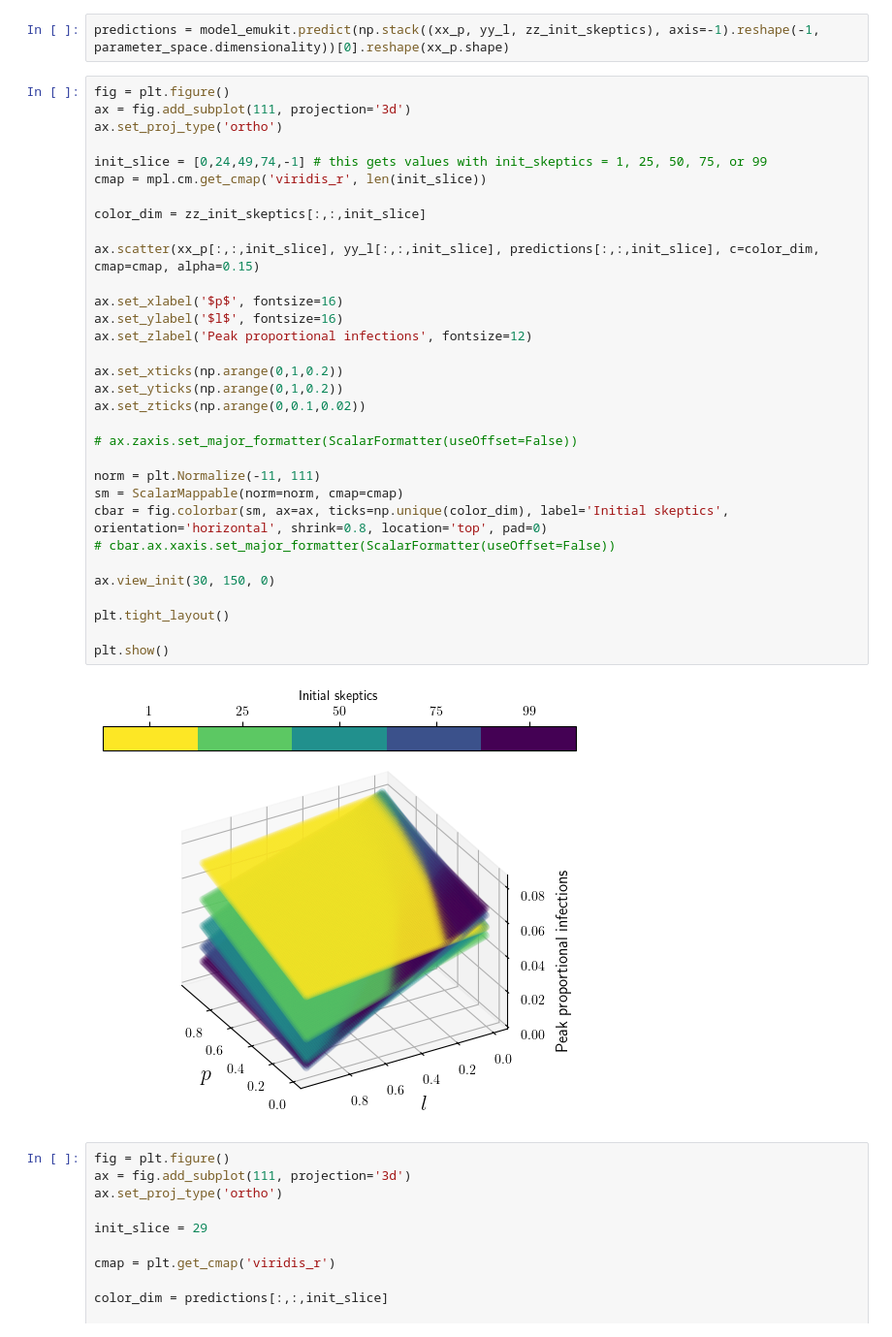
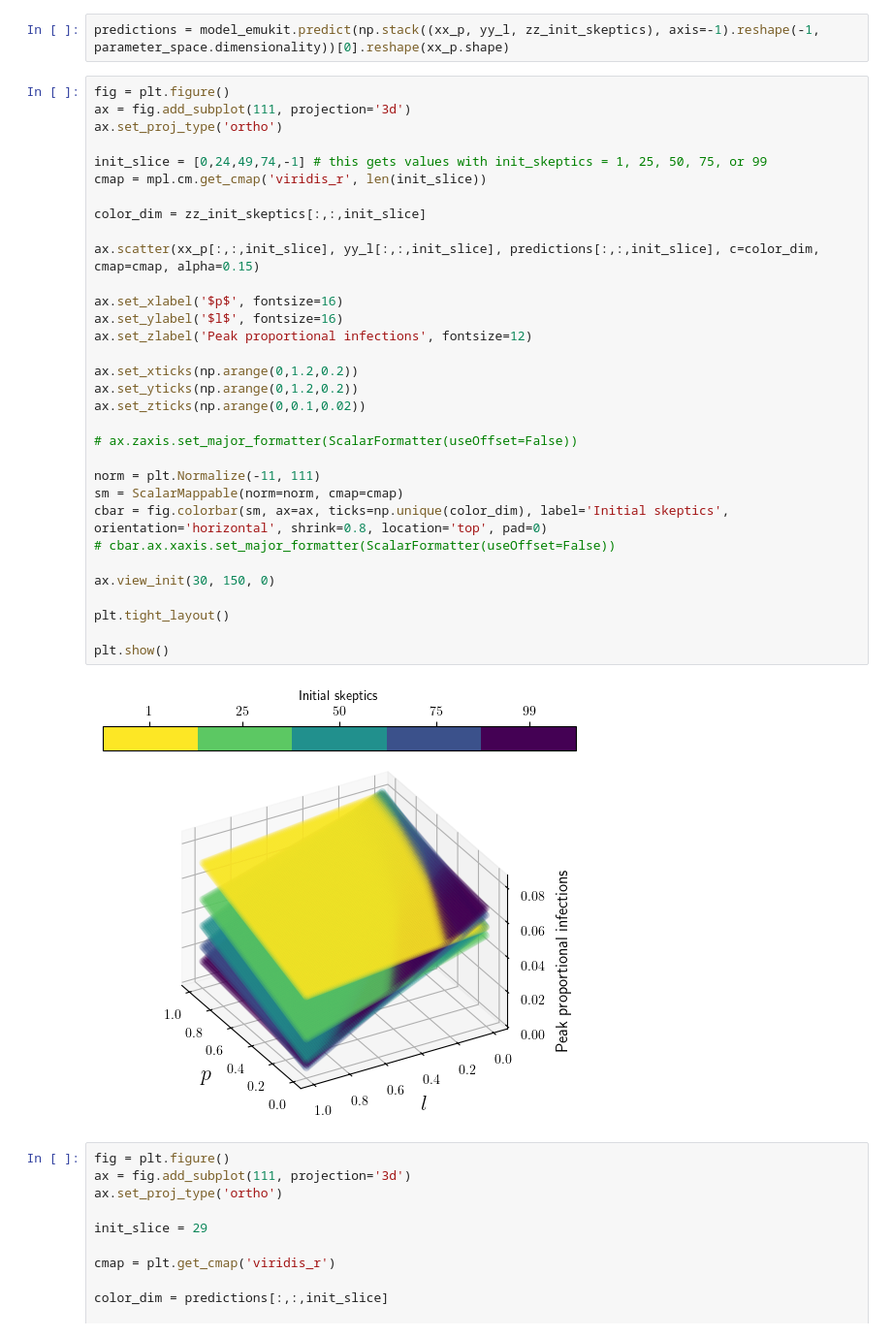
Before and after one commit to gkim65/FRED_misinformation, a Jupyter notebook: gp.ipynb, the cells around one changed output. Shown at 97% size. Saved outputs shown, nothing was run; the diff lists cells and outputs as text.

```diff
--- a/gp.ipynb
+++ b/gp.ipynb
@@ -188,36 +188,36 @@ predictions = model_emukit.predict(np.stack((xx_p, yy_l, zz_init_skeptics), axis
 fig = plt.figure()
 ax = fig.add_subplot(111, projection='3d')
 ax.set_proj_type('ortho')
 
 init_slice = [0,24,49,74,-1] # this gets values with init_skeptics = 1, 25, 50, 75, or 99
 cmap = mpl.cm.get_cmap('viridis_r', len(init_slice))
 
 color_dim = zz_init_skeptics[:,:,init_slice]
 
 ax.scatter(xx_p[:,:,init_slice], yy_l[:,:,init_slice], predictions[:,:,init_slice], c=color_dim, cmap=cmap, alpha=0.15)
 
 ax.set_xlabel('$p$', fontsize=16)
 ax.set_ylabel('$l$', fontsize=16)
 ax.set_zlabel('Peak proportional infections', fontsize=12)
 
-ax.set_xticks(np.arange(0,1,0.2))
-ax.set_yticks(np.arange(0,1,0.2))
+ax.set_xticks(np.arange(0,1.2,0.2))
+ax.set_yticks(np.arange(0,1.2,0.2))
 ax.set_zticks(np.arange(0,0.1,0.02))
 
 # ax.zaxis.set_major_formatter(ScalarFormatter(useOffset=False))
 
 norm = plt.Normalize(-11, 111)
 sm = ScalarMappable(norm=norm, cmap=cmap)
 cbar = fig.colorbar(sm, ax=ax, ticks=np.unique(color_dim), label='Initial skeptics', orientation='horizontal', shrink=0.8, location='top', pad=0)
 # cbar.ax.xaxis.set_major_formatter(ScalarFormatter(useOffset=False))
 
 ax.view_init(30, 150, 0)
 
 plt.tight_layout()
 
 plt.show()
 # %% [output]
-[figure, old version]
+[figure, new version]
 # %%
 fig = plt.figure()
 ax = fig.add_subplot(111, projection='3d')
```
